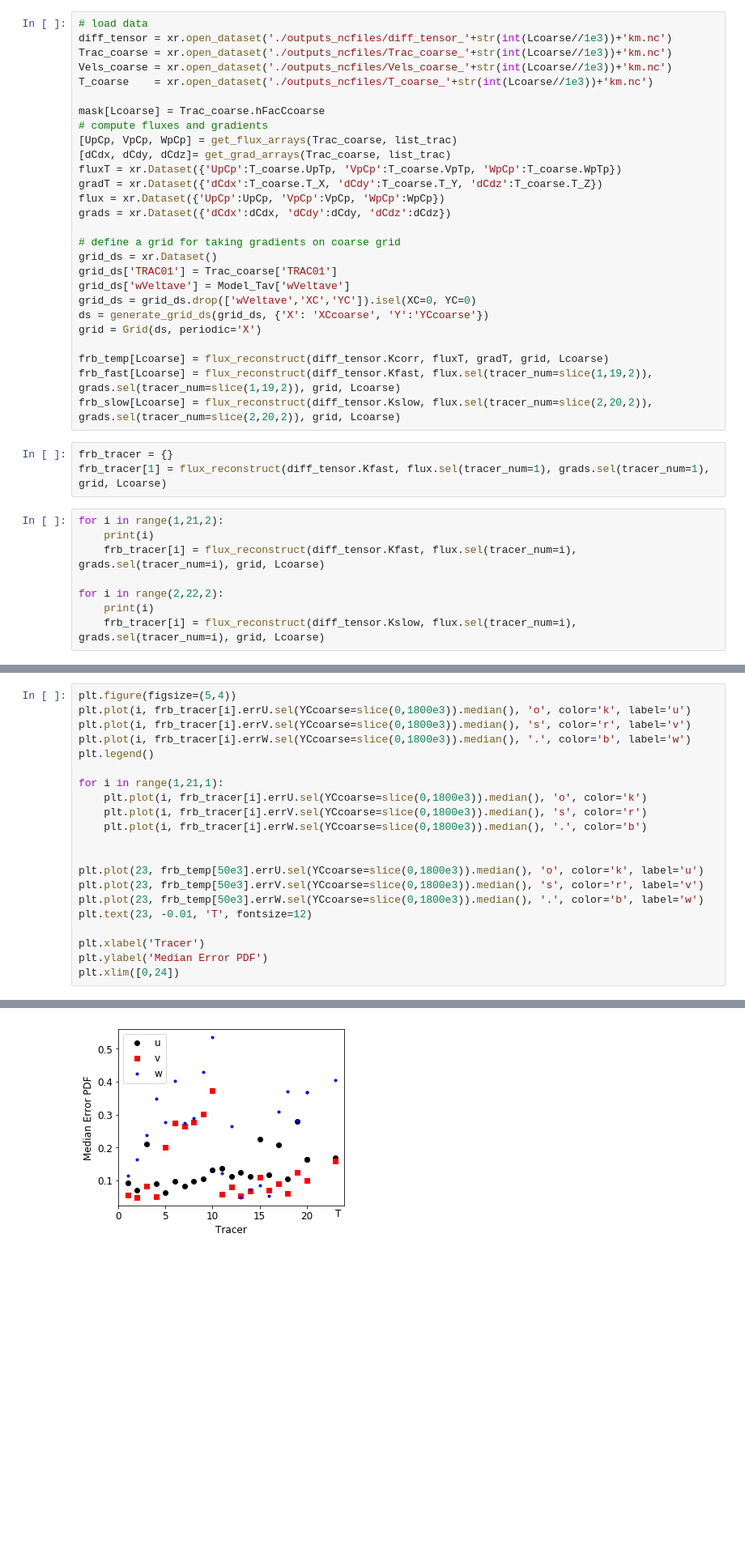
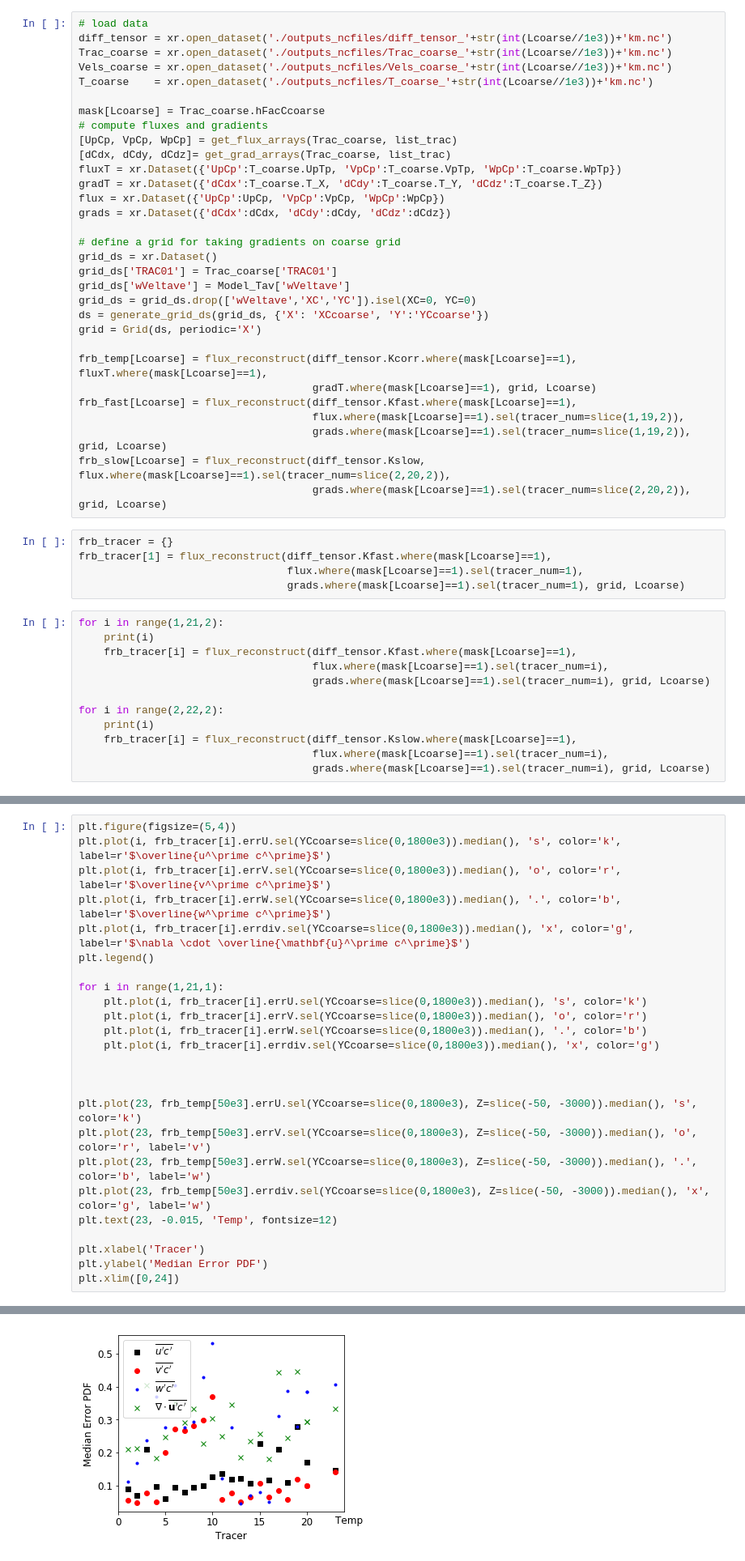
Before and after one commit to ocean-transport/3D_tracer_inversion, a Jupyter notebook: Channel_sponge/Error_correlations.ipynb, the cells around one changed output, grey strips where cells are left out. Shown at 81% size. Cells and saved outputs as stored; diff of their text form; blank space fills up the shorter version.

```diff
--- a/Channel_sponge/Error_correlations.ipynb
+++ b/Channel_sponge/Error_correlations.ipynb
@@ -121,20 +123,30 @@ grid_ds = grid_ds.drop(['wVeltave','XC','YC']).isel(XC=0, YC=0)
 ds = generate_grid_ds(grid_ds, {'X': 'XCcoarse', 'Y':'YCcoarse'})
 grid = Grid(ds, periodic='X')
 
-frb_temp[Lcoarse] = flux_reconstruct(diff_tensor.Kcorr, fluxT, gradT, grid, Lcoarse)
-frb_fast[Lcoarse] = flux_reconstruct(diff_tensor.Kfast, flux.sel(tracer_num=slice(1,19,2)), grads.sel(tracer_num=slice(1,19,2)), grid, Lcoarse)
-frb_slow[Lcoarse] = flux_reconstruct(diff_tensor.Kslow, flux.sel(tracer_num=slice(2,20,2)), grads.sel(tracer_num=slice(2,20,2)), grid, Lcoarse)
+frb_temp[Lcoarse] = flux_reconstruct(diff_tensor.Kcorr.where(mask[Lcoarse]==1), fluxT.where(mask[Lcoarse]==1),
+                                     gradT.where(mask[Lcoarse]==1), grid, Lcoarse)
+frb_fast[Lcoarse] = flux_reconstruct(diff_tensor.Kfast.where(mask[Lcoarse]==1),
+                                     flux.where(mask[Lcoarse]==1).sel(tracer_num=slice(1,19,2)),
+                                     grads.where(mask[Lcoarse]==1).sel(tracer_num=slice(1,19,2)), grid, Lcoarse)
+frb_slow[Lcoarse] = flux_reconstruct(diff_tensor.Kslow, flux.where(mask[Lcoarse]==1).sel(tracer_num=slice(2,20,2)),
+                                     grads.where(mask[Lcoarse]==1).sel(tracer_num=slice(2,20,2)), grid, Lcoarse)
 # %%
 frb_tracer = {}
-frb_tracer[1] = flux_reconstruct(diff_tensor.Kfast, flux.sel(tracer_num=1), grads.sel(tracer_num=1), grid, Lcoarse)
+frb_tracer[1] = flux_reconstruct(diff_tensor.Kfast.where(mask[Lcoarse]==1),
+                                 flux.where(mask[Lcoarse]==1).sel(tracer_num=1),
+                                 grads.where(mask[Lcoarse]==1).sel(tracer_num=1), grid, Lcoarse)
 # %%
 for i in range(1,21,2):
     print(i)
-    frb_tracer[i] = flux_reconstruct(diff_tensor.Kfast, flux.sel(tracer_num=i), grads.sel(tracer_num=i), grid, Lcoarse)
+    frb_tracer[i] = flux_reconstruct(diff_tensor.Kfast.where(mask[Lcoarse]==1),
+                                     flux.where(mask[Lcoarse]==1).sel(tracer_num=i),
+                                     grads.where(mask[Lcoarse]==1).sel(tracer_num=i), grid, Lcoarse)
 
 for i in range(2,22,2):
     print(i)
-    frb_tracer[i] = flux_reconstruct(diff_tensor.Kslow, flux.sel(tracer_num=i), grads.sel(tracer_num=i), grid, Lcoarse)
+    frb_tracer[i] = flux_reconstruct(diff_tensor.Kslow.where(mask[Lcoarse]==1),
+                                     flux.where(mask[Lcoarse]==1).sel(tracer_num=i),
+                                     grads.where(mask[Lcoarse]==1).sel(tracer_num=i), grid, Lcoarse)
 # %% [output]
 1
 3
@@ -194,24 +193,28 @@ Data variables:
 # %%
 plt.figure(figsize=(5,4))
-plt.plot(i, frb_tracer[i].errU.sel(YCcoarse=slice(0,1800e3)).median(), 'o', color='k', label='u')
-plt.plot(i, frb_tracer[i].errV.sel(YCcoarse=slice(0,1800e3)).median(), 's', color='r', label='v')
-plt.plot(i, frb_tracer[i].errW.sel(YCcoarse=slice(0,1800e3)).median(), '.', color='b', label='w')
+plt.plot(i, frb_tracer[i].errU.sel(YCcoarse=slice(0,1800e3)).median(), 's', color='k', label=r'$\overline{u^\prime c^\prime}$')
+plt.plot(i, frb_tracer[i].errV.sel(YCcoarse=slice(0,1800e3)).median(), 'o', color='r', label=r'$\overline{v^\prime c^\prime}$')
+plt.plot(i, frb_tracer[i].errW.sel(YCcoarse=slice(0,1800e3)).median(), '.', color='b', label=r'$\overline{w^\prime c^\prime}$')
+plt.plot(i, frb_tracer[i].errdiv.sel(YCcoarse=slice(0,1800e3)).median(), 'x', color='g', label=r'$\nabla \cdot \overline{\mathbf{u}^\prime c^\prime}$')
 plt.legend()
 
 for i in range(1,21,1):
-    plt.plot(i, frb_tracer[i].errU.sel(YCcoarse=slice(0,1800e3)).median(), 'o', color='k')
-    plt.plot(i, frb_tracer[i].errV.sel(YCcoarse=slice(0,1800e3)).median(), 's', color='r')
+    plt.plot(i, frb_tracer[i].errU.sel(YCcoarse=slice(0,1800e3)).median(), 's', color='k')
+    plt.plot(i, frb_tracer[i].errV.sel(YCcoarse=slice(0,1800e3)).median(), 'o', color='r')
     plt.plot(i, frb_tracer[i].errW.sel(YCcoarse=slice(0,1800e3)).median(), '.', color='b')
+    plt.plot(i, frb_tracer[i].errdiv.sel(YCcoarse=slice(0,1800e3)).median(), 'x', color='g')
 
 
-plt.plot(23, frb_temp[50e3].errU.sel(YCcoarse=slice(0,1800e3)).median(), 'o', color='k', label='u')
-plt.plot(23, frb_temp[50e3].errV.sel(YCcoarse=slice(0,1800e3)).median(), 's', color='r', label='v')
-plt.plot(23, frb_temp[50e3].errW.sel(YCcoarse=slice(0,1800e3)).median(), '.', color='b', label='w')
-plt.text(23, -0.01, 'T', fontsize=12)
+
+plt.plot(23, frb_temp[50e3].errU.sel(YCcoarse=slice(0,1800e3), Z=slice(-50, -3000)).median(), 's', color='k')
+plt.plot(23, frb_temp[50e3].errV.sel(YCcoarse=slice(0,1800e3), Z=slice(-50, -3000)).median(), 'o', color='r', label='v')
+plt.plot(23, frb_temp[50e3].errW.sel(YCcoarse=slice(0,1800e3), Z=slice(-50, -3000)).median(), '.', color='b', label='w')
+plt.plot(23, frb_temp[50e3].errdiv.sel(YCcoarse=slice(0,1800e3), Z=slice(-50, -3000)).median(), 'x', color='g', label='w')
+plt.text(23, -0.015, 'Temp', fontsize=12)
 
 plt.xlabel('Tracer')
 plt.ylabel('Median Error PDF')
 plt.xlim([0,24])
 # %% [output]
 (0, 24)
-[figure, old version]
+[figure, new version]
```
Also changed, not shown: parts of 28 cells of this notebook.
